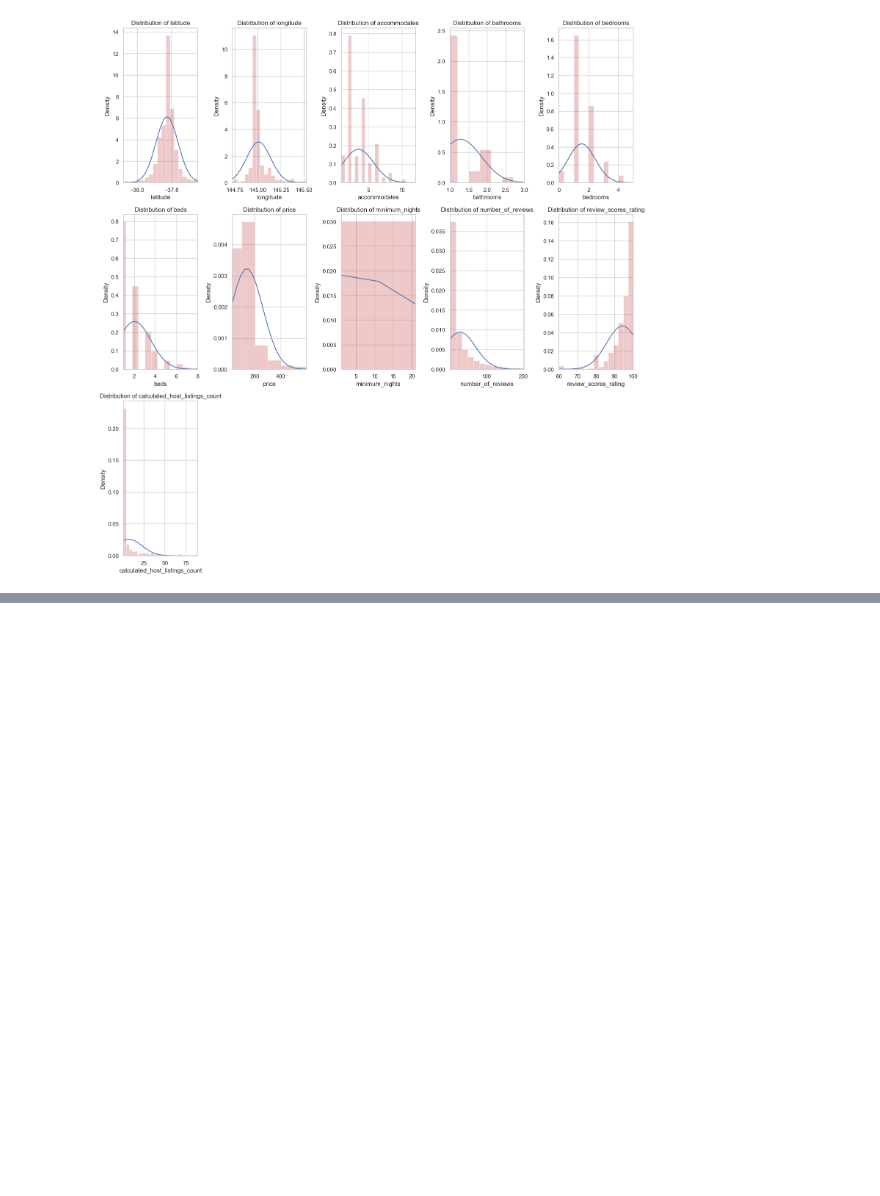
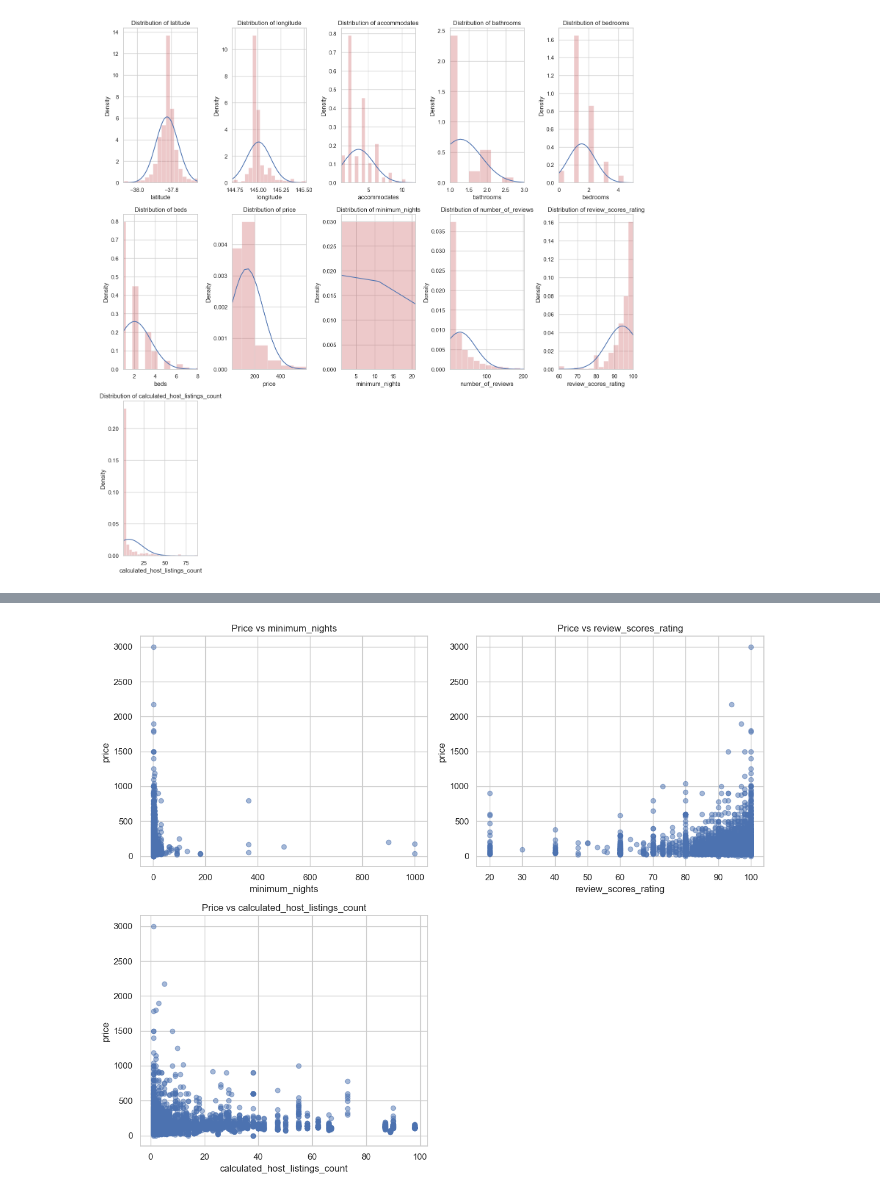
Before and after one commit to LocLe611/melbourne_airbnb-price-listing-predictions, a Jupyter notebook: main.ipynb, the cells around one changed output, grey strips where cells are left out. Drawn from its saved outputs; the diff is of its cells as text; code cells hidden in the pictures; blank space fills up the shorter version.

```diff
--- a/main.ipynb
+++ b/main.ipynb
@@ -208,0 +315,20 @@ Training set splits - Columns of numeric data distribution:
+# %%
+weak_features = [
+    "minimum_nights",
+    "review_scores_rating",
+    "calculated_host_listings_count",
+]
+
+plt.figure(figsize=(12, 10))
+
+for i, feature in enumerate(weak_features):
+    plt.subplot(2, 2, i + 1)
+    plt.scatter(train_df[feature], train_df["price"], alpha=0.5)
+    plt.xlabel(feature)
+    plt.ylabel("price")
+    plt.title(f"Price vs {feature}")
+
+plt.tight_layout()
+plt.show()
+# %% [output]
+[figure, added]
```
Also changed, not shown: parts of 27 cells of this notebook, 4 other files.
